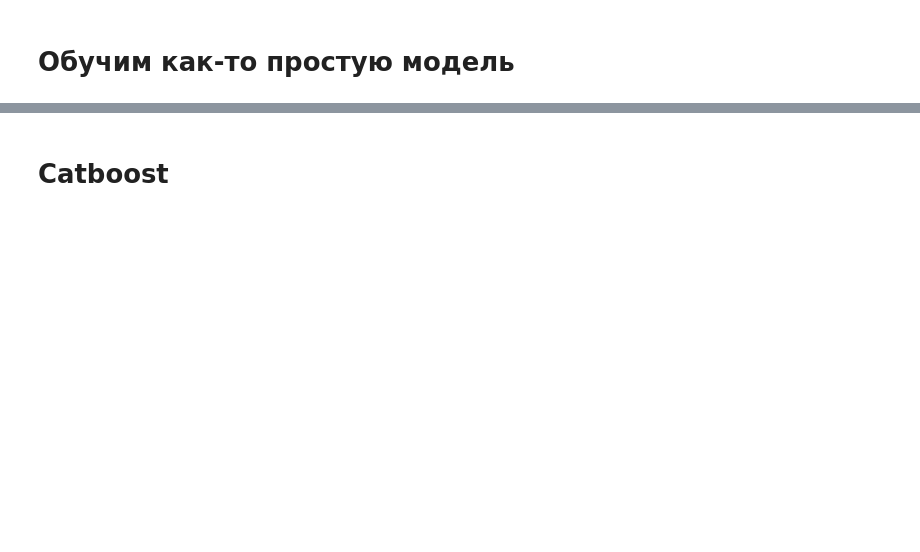
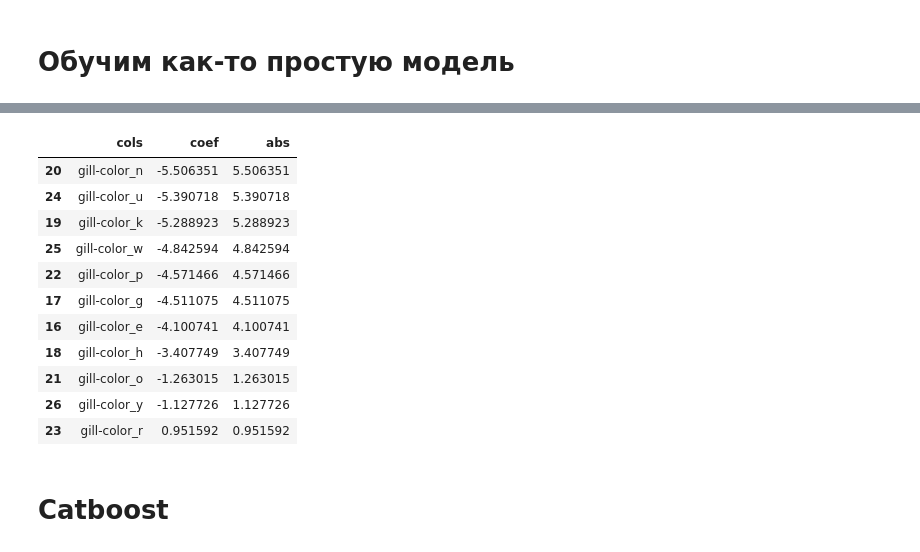
Before and after one commit to igumnov-daniel/HOCK_SEPTEMBER_2023, a Jupyter notebook: 17_catboost/catboost.ipynb, the cells around one changed output, grey strips where cells are left out. Saved outputs shown, nothing was run; the diff lists cells and outputs as text; code cells hidden in the pictures; blank space fills up the shorter version.

```diff
--- a/17_catboost/catboost.ipynb
+++ b/17_catboost/catboost.ipynb
@@ -71,3 +210,18 @@ imp.head(10)
+# %%
+imp[imp['cols'].str.contains('gill-color')]
+# %% [output]
+|  | cols | coef | abs |
+| 20 | gill-color_n | -5.506351 | 5.506351 |
+| 24 | gill-color_u | -5.390718 | 5.390718 |
+| 19 | gill-color_k | -5.288923 | 5.288923 |
+| 25 | gill-color_w | -4.842594 | 4.842594 |
+| 22 | gill-color_p | -4.571466 | 4.571466 |
+| 17 | gill-color_g | -4.511075 | 4.511075 |
+| 16 | gill-color_e | -4.100741 | 4.100741 |
+| 18 | gill-color_h | -3.407749 | 3.407749 |
+| 21 | gill-color_o | -1.263015 | 1.263015 |
+| 26 | gill-color_y | -1.127726 | 1.127726 |
+| 23 | gill-color_r | 0.951592 | 0.951592 |
 # %% [markdown]
 # Catboost
 # %%
```
Also changed, not shown: parts of 71 cells of this notebook.
